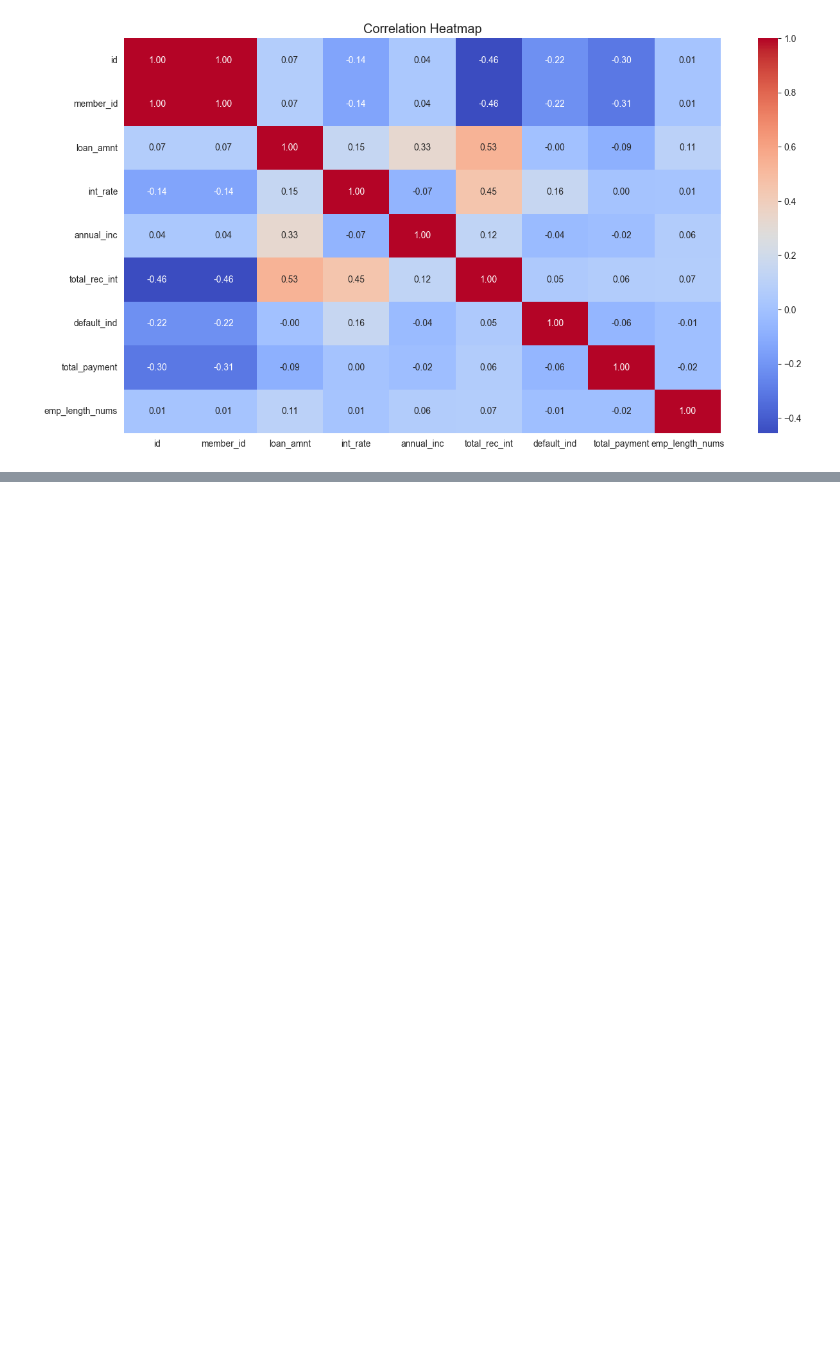
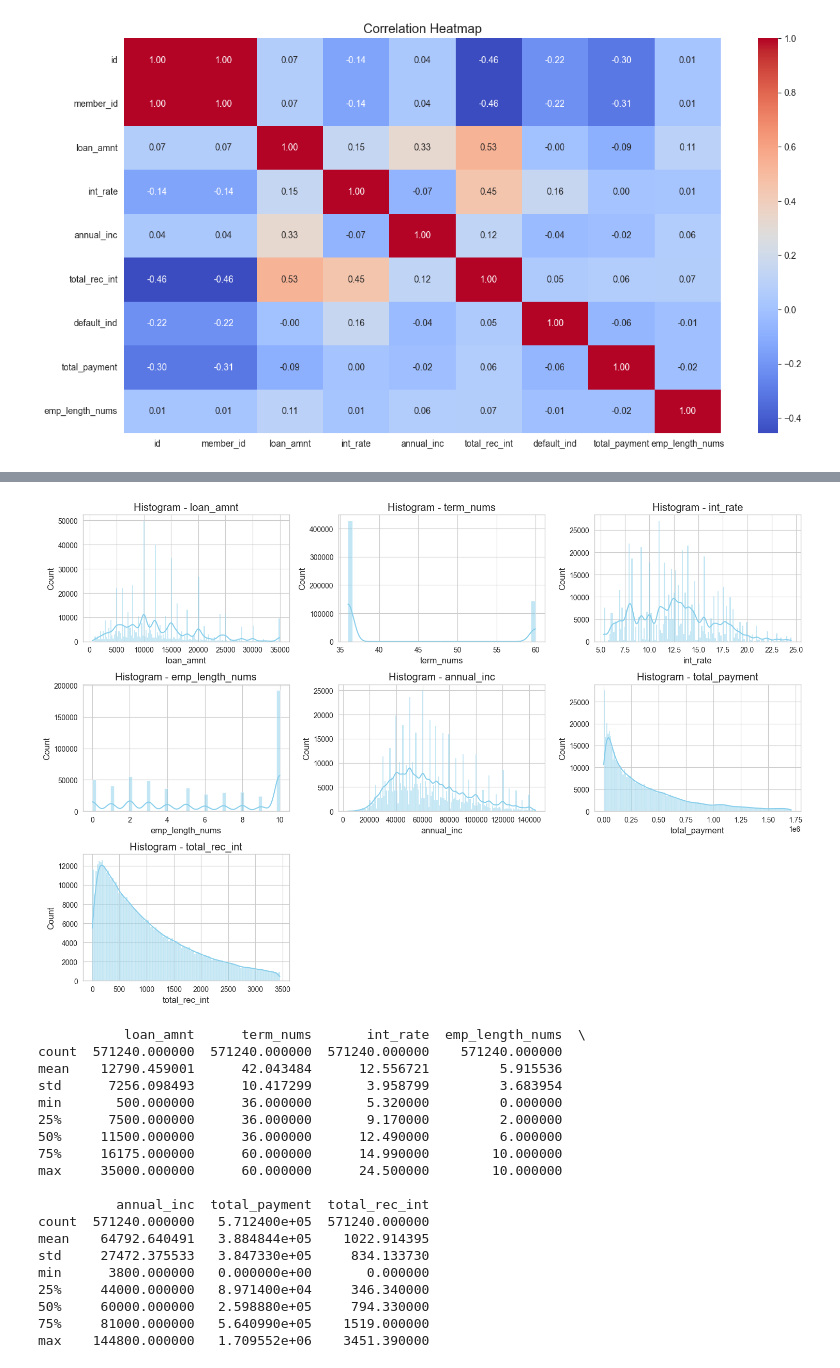
Before and after one commit to riza-satrio/final-project, a Jupyter notebook: Script 1.ipynb, the cells around one changed output, grey strips where cells are left out. Saved outputs shown, nothing was run; the diff lists cells and outputs as text; code cells hidden in the pictures; blank space fills up the shorter version.

```diff
--- a/Script 1.ipynb
+++ b/Script 1.ipynb
@@ -305,0 +324,51 @@ plt.show()
+# %%
+# Copy data
+df_cleaned = df.copy()
+
+for col in nums:
+    for i in range(2):  # Dua kali iterasi untuk penyaringan berulang
+        Q1 = df_cleaned[col].quantile(0.25)
+        Q3 = df_cleaned[col].quantile(0.75)
+        IQR = Q3 - Q1
+        lower_bound = Q1 - 1.5 * IQR
+        upper_bound = Q3 + 1.5 * IQR
+        df_cleaned = df_cleaned[(df_cleaned[col] >= lower_bound) & (df_cleaned[col] <= upper_bound)]
+# %%
+# Menggunakan histogram
+plt.figure(figsize=(15, 10))
+for i, col in enumerate(nums, 1):
+    plt.subplot(3, 3, i)
+    sns.histplot(df_cleaned[col], kde=True, color='skyblue')
+    plt.title(f'Histogram - {col}')
+    plt.xlabel(col)
+
+
+if len(nums) < 9:
+    for j in range(len(nums) + 1, 10):
+        plt.subplot(3, 3, j).axis('off')
+plt.tight_layout()
+plt.show()
+
+# New Stats
+print(df_cleaned[nums].describe())
+# %% [output]
+[figure, added]
+           loan_amnt      term_nums       int_rate  emp_length_nums  \
+count  571240.000000  571240.000000  571240.000000    571240.000000
+mean    12790.459001      42.043484      12.556721         5.915536
+std      7256.098493      10.417299       3.958799         3.683954
+min       500.000000      36.000000       5.320000         0.000000
+25%      7500.000000      36.000000       9.170000         2.000000
+50%     11500.000000      36.000000      12.490000         6.000000
+75%     16175.000000      60.000000      14.990000        10.000000
+max     35000.000000      60.000000      24.500000        10.000000
+
+          annual_inc  total_payment  total_rec_int
+count  571240.000000   5.712400e+05  571240.000000
+mean    64792.640491   3.884844e+05    1022.914395
+std     27472.375533   3.847330e+05     834.133730
+min      3800.000000   0.000000e+00       0.000000
+25%     44000.000000   8.971400e+04     346.340000
+50%     60000.000000   2.598880e+05     794.330000
+75%     81000.000000   5.640990e+05    1519.000000
+max    144800.000000   1.709552e+06    3451.390000
```
Also changed, not shown: parts of 14 cells of this notebook.
